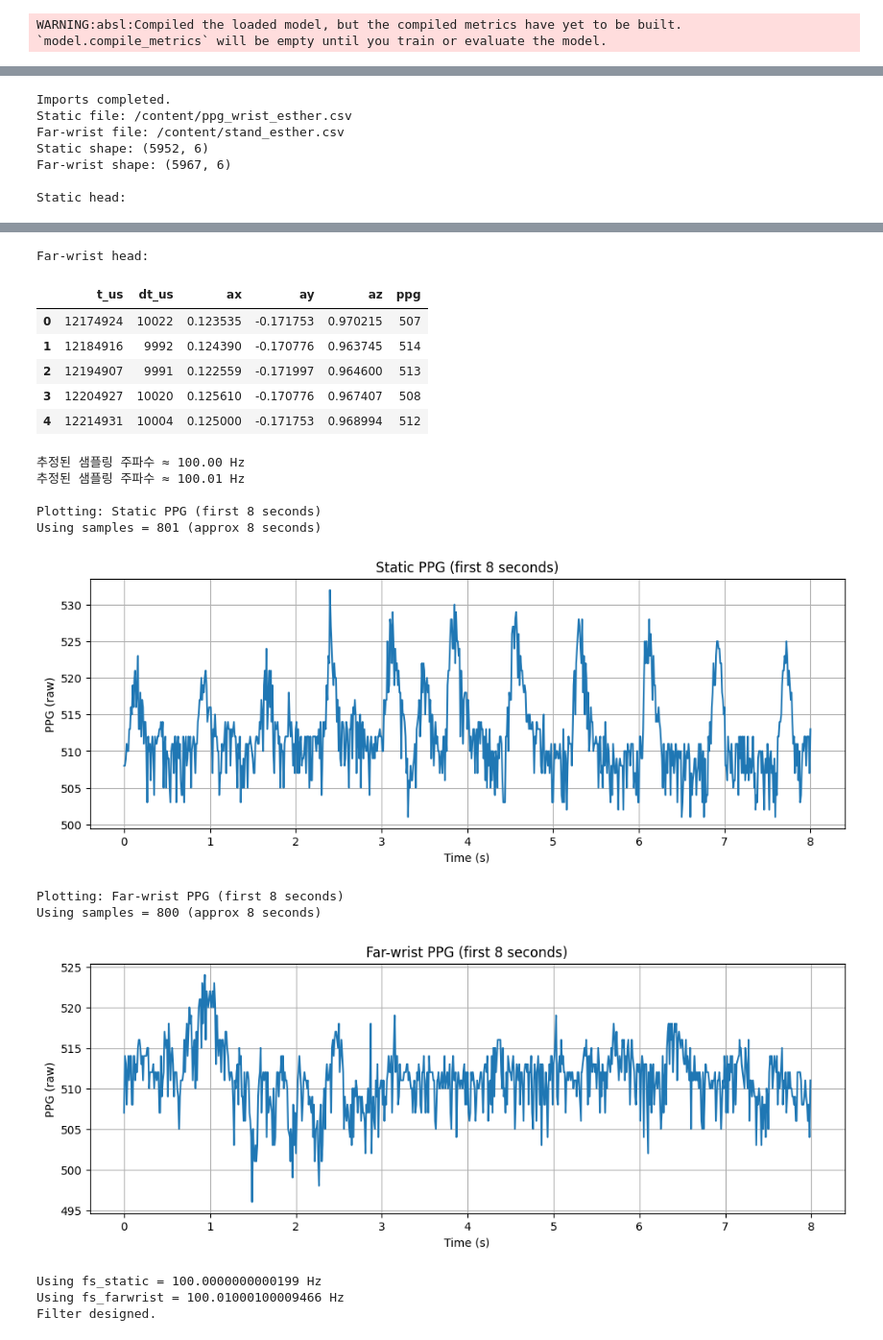
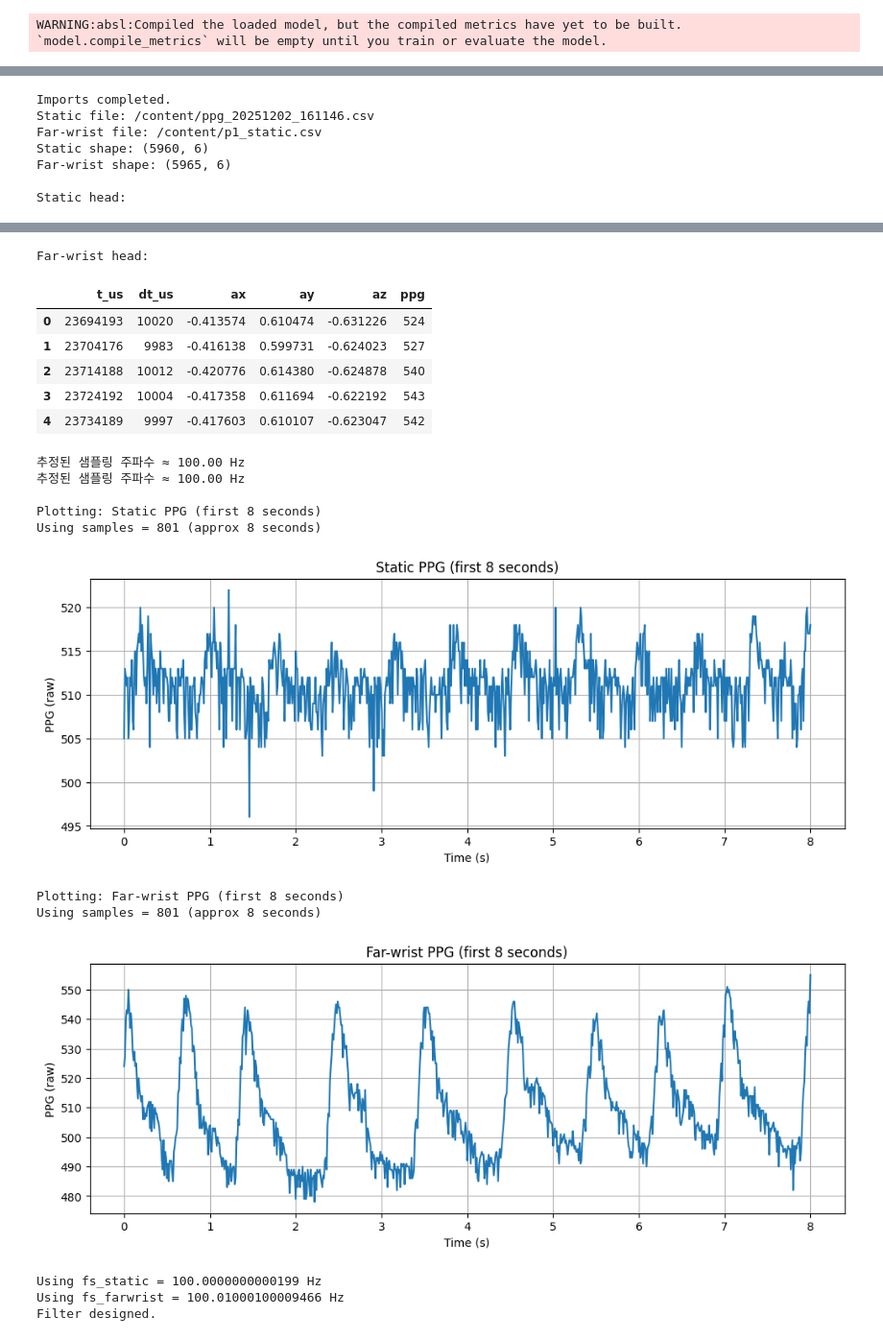
Before and after one commit to esthervery/ppg, a Jupyter notebook: ppg_ver4_1127.ipynb, the cells around one changed output, grey strips where cells are left out. Shown at 96% size. Saved outputs shown, nothing was run; the diff lists cells and outputs as text; code cells hidden in the pictures.

```diff
--- a/ppg_ver4_1127.ipynb
+++ b/ppg_ver4_1127.ipynb
@@ -46,8 +531,8 @@ print("Imports completed.")
 # 2. File paths (EDIT THESE)
 # =============================
 
-static_path = "/content/ppg_wrist_esther.csv"
-farwrist_path = "/content/stand_esther.csv"
+static_path = "/content/ppg_20251202_161146.csv"
+farwrist_path = "/content/p1_static.csv"
 
 print("Static file:", static_path)
 print("Far-wrist file:", farwrist_path)
@@ -119,14 +604,14 @@ def plot_ppg(df, fs, title, duration_sec=8):
     plt.ylabel("PPG (raw)")
     plt.show()
 
-plot_ppg(df_static, fs_static,   "Static PPG (first 8 seconds)")
+plot_ppg(df_static, fs_static, "Static PPG (first 8 seconds)")
 plot_ppg(df_farwrist, fs_farwrist, "Far-wrist PPG (first 8 seconds)")
 # %% [output]
 Imports completed.
-Static file: /content/ppg_wrist_esther.csv
-Far-wrist file: /content/stand_esther.csv
-Static shape: (5952, 6)
-Far-wrist shape: (5967, 6)
+Static file: /content/ppg_20251202_161146.csv
+Far-wrist file: /content/p1_static.csv
+Static shape: (5960, 6)
+Far-wrist shape: (5965, 6)
 
 Static head:
 |  | t_us | dt_us | ax | ay | az | ppg |
@@ -138,19 +623,19 @@ Static head:
 Far-wrist head:
 |  | t_us | dt_us | ax | ay | az | ppg |
-| 0 | 12174924 | 10022 | 0.123535 | -0.171753 | 0.970215 | 507 |
-| 1 | 12184916 | 9992 | 0.124390 | -0.170776 | 0.963745 | 514 |
-| 2 | 12194907 | 9991 | 0.122559 | -0.171997 | 0.964600 | 513 |
-| 3 | 12204927 | 10020 | 0.125610 | -0.170776 | 0.967407 | 508 |
-| 4 | 12214931 | 10004 | 0.125000 | -0.171753 | 0.968994 | 512 |
+| 0 | 23694193 | 10020 | -0.413574 | 0.610474 | -0.631226 | 524 |
+| 1 | 23704176 | 9983 | -0.416138 | 0.599731 | -0.624023 | 527 |
+| 2 | 23714188 | 10012 | -0.420776 | 0.614380 | -0.624878 | 540 |
+| 3 | 23724192 | 10004 | -0.417358 | 0.611694 | -0.622192 | 543 |
+| 4 | 23734189 | 9997 | -0.417603 | 0.610107 | -0.623047 | 542 |
 추정된 샘플링 주파수 ≈ 100.00 Hz
-추정된 샘플링 주파수 ≈ 100.01 Hz
+추정된 샘플링 주파수 ≈ 100.00 Hz
 
 Plotting: Static PPG (first 8 seconds)
 Using samples = 801 (approx 8 seconds)
-[figure, old version]
+[figure, new version]
 Plotting: Far-wrist PPG (first 8 seconds)
-Using samples = 800 (approx 8 seconds)
+Using samples = 801 (approx 8 seconds)
-[figure, old version]
+[figure, new version]
 # %%
 import scipy.signal as signal
 
```
Also changed, not shown: parts of 10 cells of this notebook, 25 other files.
